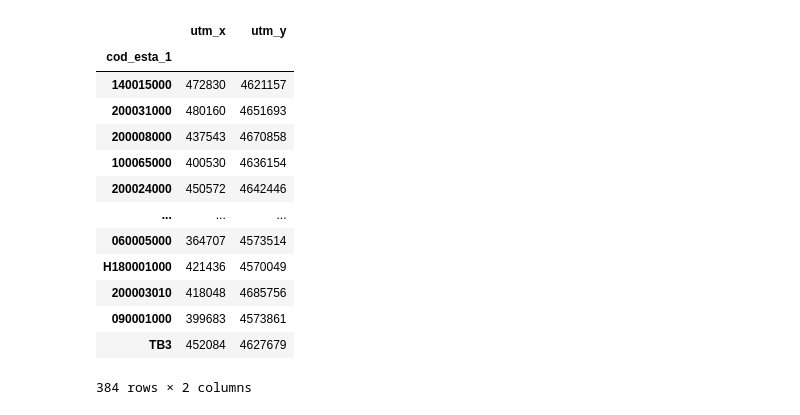
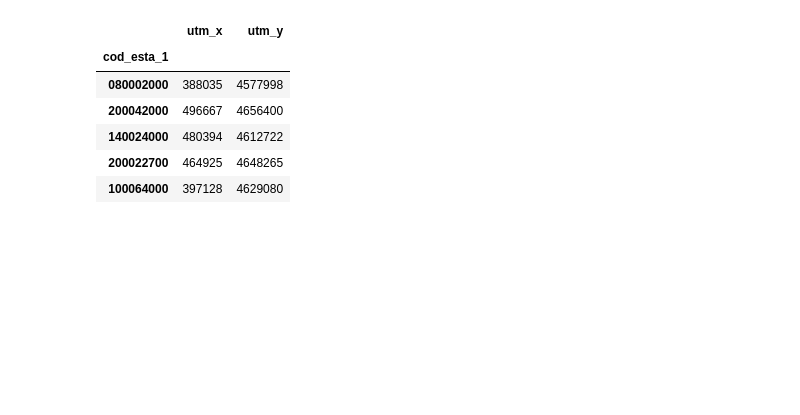
Before and after one commit to icra/traca, a Jupyter notebook: inputs compound generator/scripts/actualitzar_mostres_riu.ipynb, the cells around one changed output. Cells and saved outputs as stored; diff of their text form; code cells hidden in the pictures; blank space fills up the shorter version.

```diff
--- a/inputs compound generator/scripts/actualitzar_mostres_riu.ipynb
+++ b/inputs compound generator/scripts/actualitzar_mostres_riu.ipynb
@@ -20,22 +9,14 @@ def f(unit, value):
 # %%
 engine = create_engine('postgresql://traca_user:EdificiH2O!@217.61.208.188:5432/traca_1')
 localitzacio_estacions = pd.read_sql('SELECT cod_esta_1, utm_x, utm_y FROM concentracions', engine)
 localitzacio_estacions = localitzacio_estacions.drop_duplicates()
+localitzacio_estacions = localitzacio_estacions.set_index('cod_esta_1')
+localitzacio_estacions.head()
+# %% [output]
+|  | utm_x | utm_y |
+| cod_esta_1 |  |  |
+| 080002000 | 388035 | 4577998 |
+| 200042000 | 496667 | 4656400 |
+| 140024000 | 480394 | 4612722 |
+| 200022700 | 464925 | 4648265 |
+| 100064000 | 397128 | 4629080 |
-# %%
-localitzacio_estacions = localitzacio_estacions.set_index('cod_esta_1')
-localitzacio_estacions
-# %% [output]
-|  | utm_x | utm_y |
-| cod_esta_1 |  |  |
-| 140015000 | 472830 | 4621157 |
-| 200031000 | 480160 | 4651693 |
-| 200008000 | 437543 | 4670858 |
-| 100065000 | 400530 | 4636154 |
-| 200024000 | 450572 | 4642446 |
-| ... | ... | ... |
-| 060005000 | 364707 | 4573514 |
-| H180001000 | 421436 | 4570049 |
-| 200003010 | 418048 | 4685756 |
-| 090001000 | 399683 | 4573861 |
-| TB3 | 452084 | 4627679 |
-384 rows × 2 columns
```
Also changed, not shown: parts of 17 cells of this notebook, 7 other files.
